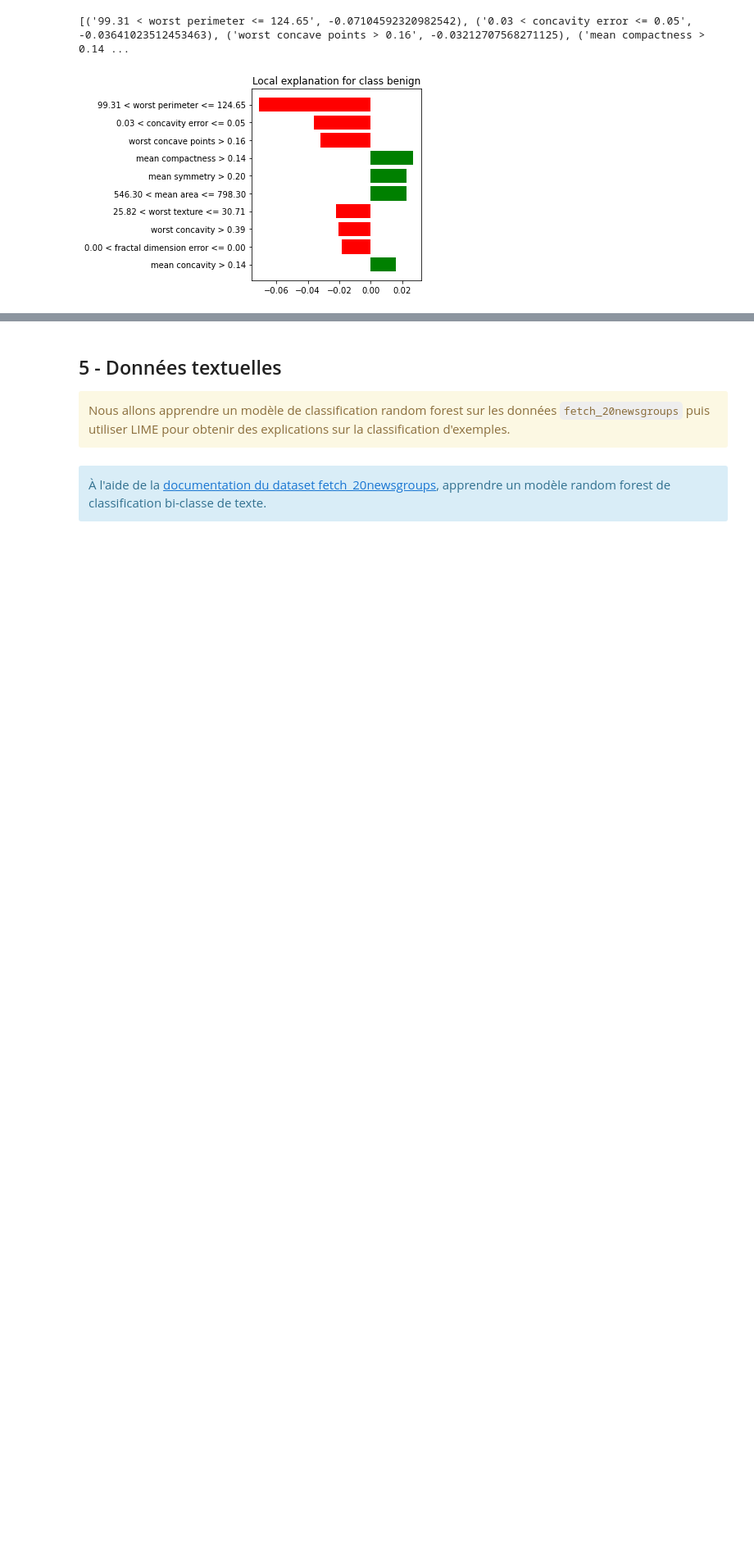
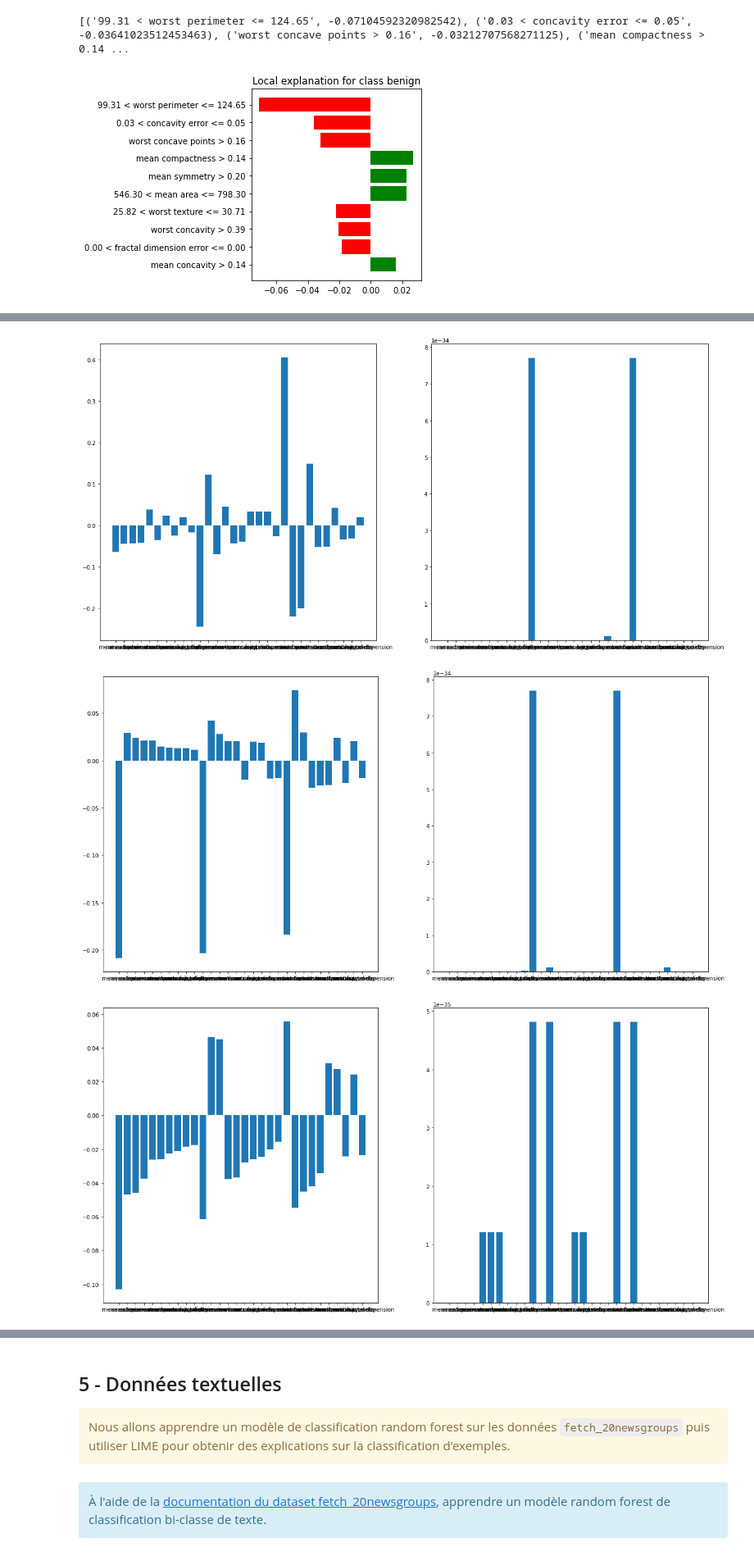
Before and after one commit to pidoux7/XAI, a Jupyter notebook: TME3/TME03-agg-LIME.ipynb, the cells around one changed output, grey strips where cells are left out. Shown at 82% size. Drawn from its saved outputs; the diff is of its cells as text; code cells hidden in the pictures; blank space fills up the shorter version.

```diff
--- a/TME3/TME03-agg-LIME.ipynb
+++ b/TME3/TME03-agg-LIME.ipynb
@@ -167,3 +167,7 @@ mu = [0,0.5,0.5,0.6,0.6,0.7,0.8,1]
 print(choquet(x, mu))
 # %% [output]
 -5.8
+# %%
+x = np.array([6,7])
+mu = [0,0.5,0.9,1]
+print(choquet(x, mu))
@@ -421,0 +564,20 @@ plt.tight_layout()
+# %%
+def moy_var(X,model,num_features,nb_ex):
+    caracteristique=[]
+    car=[]
+    d = x_test.shape[1]
+    for i in range(nb_ex):
+        exp = explainer.explain_instance(X[i], model.predict_proba, num_features=num_features)
+        e = exp.as_list()
+        for j in e:
+            car.append(j[1])
+        caracteristique.append(car)
+    final = np.zeros((nb_ex,d))
+    for i in range(len(caracteristique)):
+        for j in range(len(caracteristique[i])):
+            final[i][j] = caracteristique[i][j]
+    return np.mean(final, axis=0),np.var(final, axis=0)
+# %% [output]
+[figure, added]
+[figure, added]
+[figure, added]
```
Also changed, not shown: parts of 15 cells of this notebook.
